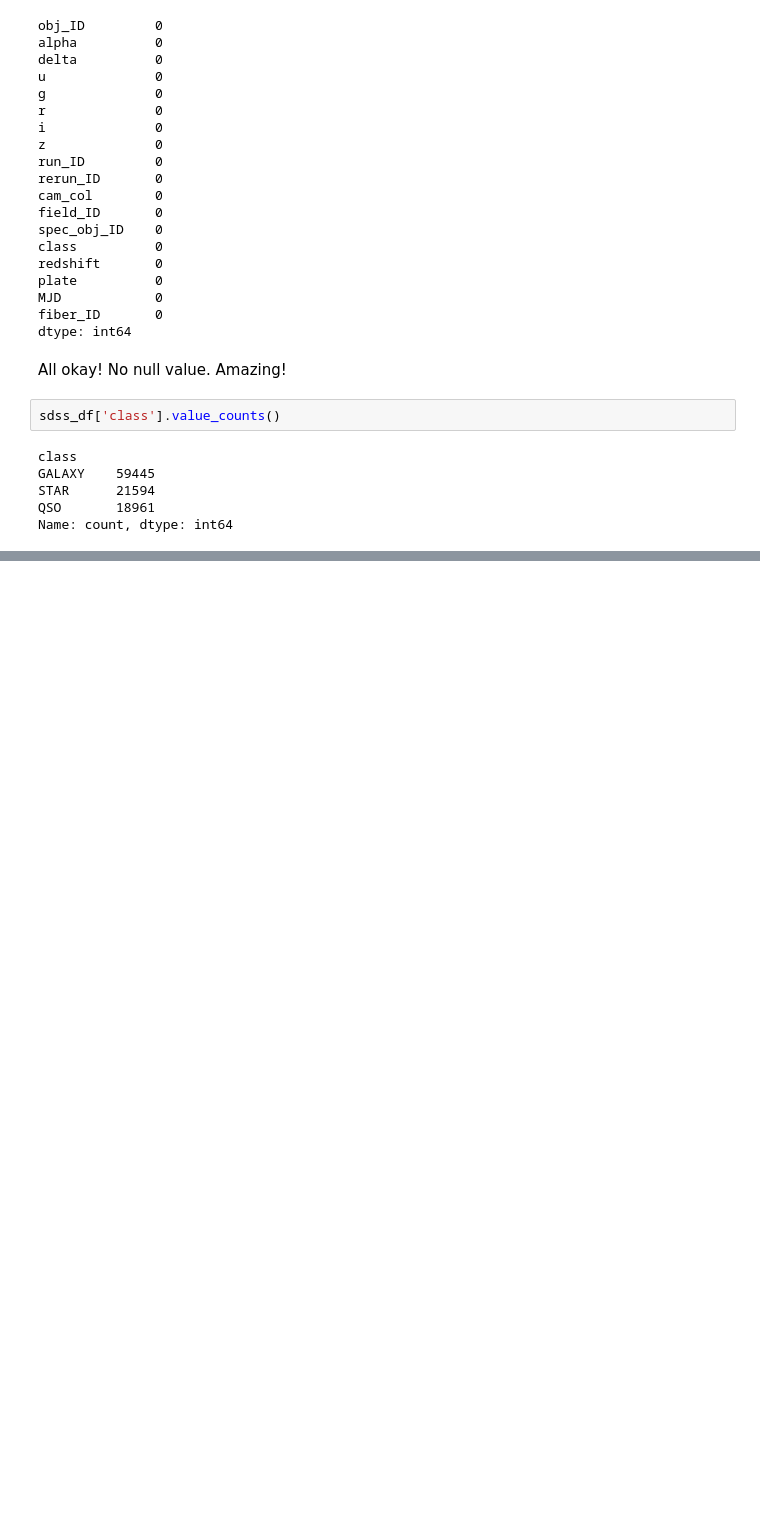
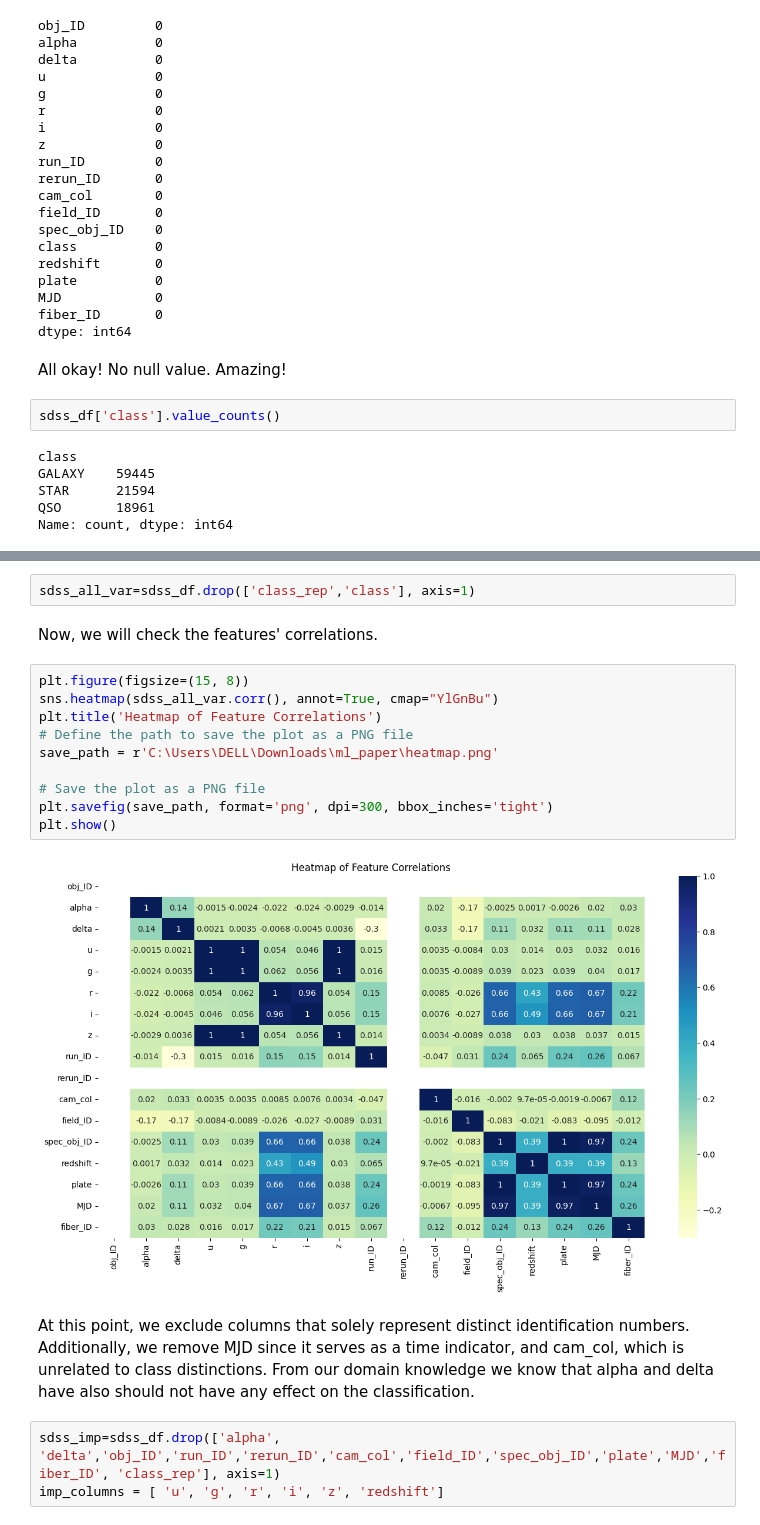
Before and after one commit to Ahmed-Estiak/stellar-classification-using-SMOTE-and-classifiers-ensemble, a Jupyter notebook: Stellar Classification (Smote, Scaled, hyperparamter tuning and ensemble).ipynb, the cells around one changed output, grey strips where cells are left out. Drawn from its saved outputs; the diff is of its cells as text; blank space fills up the shorter version.

```diff
--- a/Stellar Classification (Smote, Scaled, hyperparamter tuning and ensemble).ipynb
+++ b/Stellar Classification (Smote, Scaled, hyperparamter tuning and ensemble).ipynb
@@ -114,0 +145,21 @@ So, in our dataset there are 59445 galaxies, 21594 star, and 18961 QSOs.
+# %%
+sdss_all_var=sdss_df.drop(['class_rep','class'], axis=1)
+# %% [markdown]
+Now, we will check the features' correlations.
+# %%
+plt.figure(figsize=(15, 8))
+sns.heatmap(sdss_all_var.corr(), annot=True, cmap="YlGnBu")
+plt.title('Heatmap of Feature Correlations')
+# Define the path to save the plot as a PNG file
+save_path = r'C:\Users\DELL\Downloads\ml_paper\heatmap.png'
+
+# Save the plot as a PNG file
+plt.savefig(save_path, format='png', dpi=300, bbox_inches='tight')
+plt.show()
+# %% [output]
+[figure, added]
+# %% [markdown]
+At this point, we exclude columns that solely represent distinct identification numbers. Additionally, we remove MJD since it serves as a time indicator, and cam_col, which is unrelated to class distinctions. From our domain knowledge we know that alpha and delta have also should not have any effect on the classification.
+# %%
+sdss_imp=sdss_df.drop(['alpha', 'delta','obj_ID','run_ID','rerun_ID','cam_col','field_ID','spec_obj_ID','plate','MJD','fiber_ID', 'class_rep'], axis=1)
+imp_columns = [ 'u', 'g', 'r', 'i', 'z', 'redshift']
```
Also changed, not shown: parts of 7 cells of this notebook.
